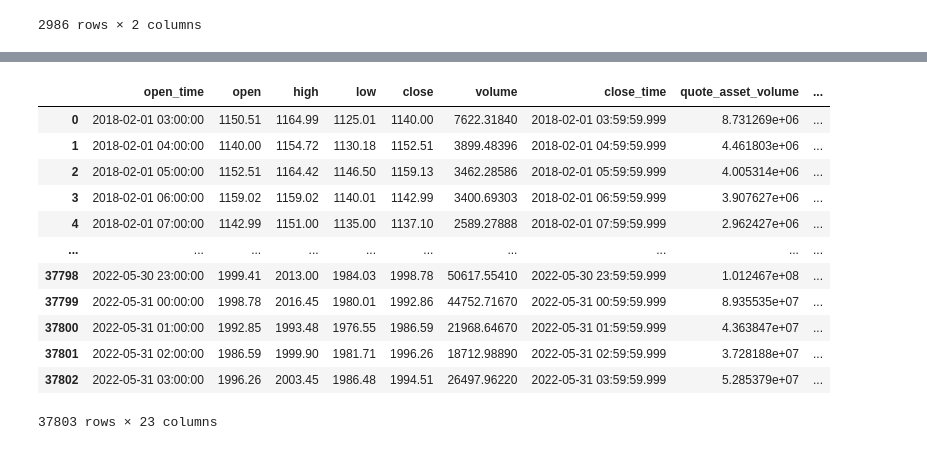
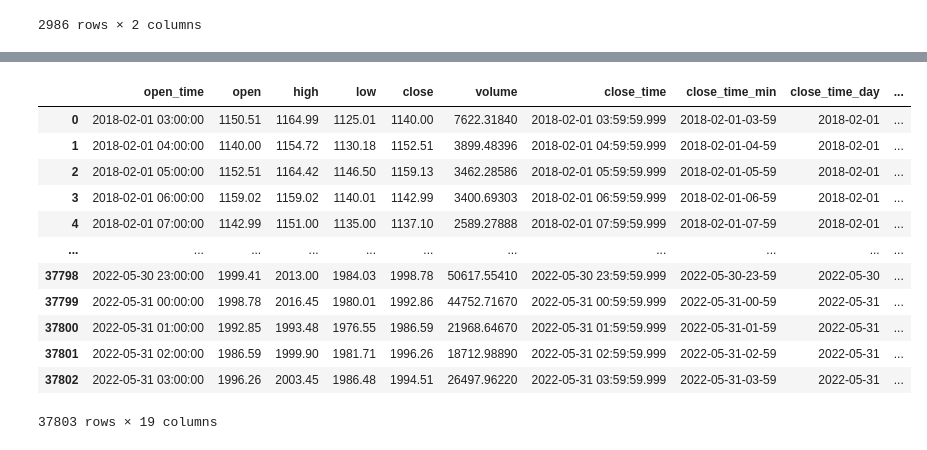
Before and after one commit to CryptoBotTeam889/cryptobot, a Jupyter notebook: notebooks/Data Preprocessing.ipynb, the cells around one changed output, grey strips where cells are left out. Drawn from its saved outputs; the diff is of its cells as text; code cells hidden in the pictures.

```diff
--- a/notebooks/Data Preprocessing.ipynb
+++ b/notebooks/Data Preprocessing.ipynb
@@ -25,11 +26,11 @@ from sklearn.preprocessing import OrdinalEncoder
 Get BASE ETHEREUM data per hour from Binance (downloaded .csv file)
 """
 
-BASE_DATA_PATH = "data/candles-ETHUSDT.csv"
+BASE_DATA_PATH = "../cryptobot/data/candles-ETHUSDT.csv"
 COLUMN_NAMES = ["open_time","open","high","low", "close",
                          "volume", "close_time" ,"quote_asset_volume",
                          "number_of_trades", "taker_buy_base_asset_volume",
-                         "taker_buy_quote_asset_volume", "ignore"]
+                         "taker_buy_quote_asset_volume"]
 
 def get_data_without_headers(path):
     df = pd.read_csv(path,
@@ -42,5 +43,10 @@ def get_data_without_headers(path):
     return df
 
 df = get_data_without_headers(BASE_DATA_PATH)
+df = df.drop(columns= ["quote_asset_volume",
+                         "number_of_trades",
+                         "taker_buy_base_asset_volume",
+                         "taker_buy_quote_asset_volume"
+                         ])
 df
 # %% [output]
@@ -62,13 +68,14 @@ df
 Get FEAR AND GREED data from Binance (downloaded .csv file)
 """
 
-FEAR_GREED_PATH = "data/fear_greed_index.csv"
+FEAR_GREED_PATH = "../cryptobot/data/fear_greed_index.csv"
 
 def get_data_fg_with_headers(path):
     fg = pd.read_csv(path)
     fg["timestamp"] = fg.timestamp.apply(lambda x: datetime.utcfromtimestamp(int(x)))
     fg["close_time_day"] = fg["timestamp"].apply(lambda x: x.strftime("%Y-%m-%d"))
     fg.drop(columns=["Unnamed: 0","timestamp"],inplace=True)
+    fg.columns = ['FG_value', 'FG_val_clasif','close_time_day']
     return fg
 
 fg = get_data_fg_with_headers(FEAR_GREED_PATH)
@@ -83,7 +90,7 @@ fg.head(3)
 Get BITCOIN DOMINANCE data from Binance (downloaded .csv file)
 """
 
-BTC_DOM_PATH = "data/BTC Dominance - Trading View - 1day.csv"
+BTC_DOM_PATH = "../cryptobot/data/BTC Dominance - Trading View - 1day.csv"
 
 def get_data_btc_with_headers(path):
     btc_dom = pd.read_csv(path)
@@ -173,12 +183,13 @@ memory usage: 4.9+ MB
 Get and Merge PERCENT SUPPLY IN PROFIT data from Glassnode (downloaded .json file)
 """
 
-JSON_PATH = "data/percent-supply-in-profit-eth-24h.json"
+JSON_PATH = "../cryptobot/data/percent-supply-in-profit-eth-24h.json"
 
 def merge_perc_supp(df, path):
     data = pd.read_json(path)
     data["close_time_day"]=data["t"].apply(lambda x: x[0:10])
     data.drop(columns="t",inplace=True)
+    data = data.rename(columns= {"close_time_day": "close_time_day", "v": "%_supply_in_profit"})
     data = df.merge(data, on = "close_time_day", how="left")
     return data
 
@@ -201,43 +212,43 @@ df_fg
 # %%
 """
 Merging ===> with YAHOO FINANCIAL INDICES data with get_yahoo_data() fuction that feeds from Yahoo API
 
 Loop for importing datasets with various financial indices
 
     '^IXIC' - Nasdaq compound index
     '^GSPC' - S&P 500 index
     'GC=F' - Gold
     '^DJI' - Dow Jones Industrial Average
     '^TNX' = S&P 500 US T-bills (10 year)
     'DX-Y.NYB'= US Dollar/USDX - Index - Cash
 
 """
 
 # Index '^TNX' with "Volume" 0 value in all rows
 
-INDEX_LIST = ['^IXIC','^GSPC','GC=F','^DJI', '^TNX','DX-Y.NYB']
-START_DATE = "2020-05-05"
+SYMBOL_LIST = ['^IXIC','^GSPC','GC=F','^DJI', '^TNX','DX-Y.NYB']
+START_DATE = "2018-02-01"
 END_DATE = "2022-06-07"
 
-for i in INDEX_LIST:
-    yd = get_yahoo_data(i, START_DATE, END_DATE)
-    yd[f'{i}_Date'] = yd[f'{i}_Date'].apply(lambda x: x.strftime("%Y-%m-%d"))
-    yd.rename(columns = {f'{i}_Date':"close_time_day"}, inplace = True)
-    yd[f'{i}_avg']= yd[f'{i}_Open']+yd[f'{i}_Close']+yd[f'{i}_High']+yd[f'{i}_Low']/4
+for symbol in SYMBOL_LIST:
+    yd = get_yahoo_data(symbol, START_DATE, END_DATE)
+    yd[f'{symbol}_Date'] = yd[f'{symbol}_Date'].apply(lambda x: x.strftime("%Y-%m-%d"))
+    yd.rename(columns = {f'{symbol}_Date':"close_time_day"}, inplace = True)
+    yd[f'{symbol}_avg']= yd[f'{symbol}_Open']+yd[f'{symbol}_Close']+yd[f'{symbol}_High']+yd[f'{symbol}_Low']/4
     df_fg = df_fg.merge(yd, on = "close_time_day", how="left" )
-    df_fg.drop(columns=[f'{i}_timestamp',f'{i}_Open',f'{i}_Close',f'{i}_High',f'{i}_Low'], inplace=True)
+    df_fg.drop(columns=[f'{symbol}_timestamp',f'{symbol}_Open',f'{symbol}_Close',f'{symbol}_High',f'{symbol}_Low'], inplace=True)
 df_fg
 # %% [output]
-|  | open_time | open | high | low | close | volume | close_time | quote_asset_volume | ... |
-| 0 | 2018-02-01 03:00:00 | 1150.51 | 1164.99 | 1125.01 | 1140.00 | 7622.31840 | 2018-02-01 03:59:59.999 | 8.731269e+06 | ... |
-| 1 | 2018-02-01 04:00:00 | 1140.00 | 1154.72 | 1130.18 | 1152.51 | 3899.48396 | 2018-02-01 04:59:59.999 | 4.461803e+06 | ... |
-| 2 | 2018-02-01 05:00:00 | 1152.51 | 1164.42 | 1146.50 | 1159.13 | 3462.28586 | 2018-02-01 05:59:59.999 | 4.005314e+06 | ... |
-| 3 | 2018-02-01 06:00:00 | 1159.02 | 1159.02 | 1140.01 | 1142.99 | 3400.69303 | 2018-02-01 06:59:59.999 | 3.907627e+06 | ... |
-| 4 | 2018-02-01 07:00:00 | 1142.99 | 1151.00 | 1135.00 | 1137.10 | 2589.27888 | 2018-02-01 07:59:59.999 | 2.962427e+06 | ... |
-| ... | ... | ... | ... | ... | ... | ... | ... | ... | ... |
-| 37798 | 2022-05-30 23:00:00 | 1999.41 | 2013.00 | 1984.03 | 1998.78 | 50617.55410 | 2022-05-30 23:59:59.999 | 1.012467e+08 | ... |
-| 37799 | 2022-05-31 00:00:00 | 1998.78 | 2016.45 | 1980.01 | 1992.86 | 44752.71670 | 2022-05-31 00:59:59.999 | 8.935535e+07 | ... |
-| 37800 | 2022-05-31 01:00:00 | 1992.85 | 1993.48 | 1976.55 | 1986.59 | 21968.64670 | 2022-05-31 01:59:59.999 | 4.363847e+07 | ... |
-| 37801 | 2022-05-31 02:00:00 | 1986.59 | 1999.90 | 1981.71 | 1996.26 | 18712.98890 | 2022-05-31 02:59:59.999 | 3.728188e+07 | ... |
-| 37802 | 2022-05-31 03:00:00 | 1996.26 | 2003.45 | 1986.48 | 1994.51 | 26497.96220 | 2022-05-31 03:59:59.999 | 5.285379e+07 | ... |
+|  | open_time | open | high | low | close | volume | close_time | close_time_min | close_time_day | ... |
+| 0 | 2018-02-01 03:00:00 | 1150.51 | 1164.99 | 1125.01 | 1140.00 | 7622.31840 | 2018-02-01 03:59:59.999 | 2018-02-01-03-59 | 2018-02-01 | ... |
+| 1 | 2018-02-01 04:00:00 | 1140.00 | 1154.72 | 1130.18 | 1152.51 | 3899.48396 | 2018-02-01 04:59:59.999 | 2018-02-01-04-59 | 2018-02-01 | ... |
+| 2 | 2018-02-01 05:00:00 | 1152.51 | 1164.42 | 1146.50 | 1159.13 | 3462.28586 | 2018-02-01 05:59:59.999 | 2018-02-01-05-59 | 2018-02-01 | ... |
+| 3 | 2018-02-01 06:00:00 | 1159.02 | 1159.02 | 1140.01 | 1142.99 | 3400.69303 | 2018-02-01 06:59:59.999 | 2018-02-01-06-59 | 2018-02-01 | ... |
+| 4 | 2018-02-01 07:00:00 | 1142.99 | 1151.00 | 1135.00 | 1137.10 | 2589.27888 | 2018-02-01 07:59:59.999 | 2018-02-01-07-59 | 2018-02-01 | ... |
+| ... | ... | ... | ... | ... | ... | ... | ... | ... | ... | ... |
+| 37798 | 2022-05-30 23:00:00 | 1999.41 | 2013.00 | 1984.03 | 1998.78 | 50617.55410 | 2022-05-30 23:59:59.999 | 2022-05-30-23-59 | 2022-05-30 | ... |
+| 37799 | 2022-05-31 00:00:00 | 1998.78 | 2016.45 | 1980.01 | 1992.86 | 44752.71670 | 2022-05-31 00:59:59.999 | 2022-05-31-00-59 | 2022-05-31 | ... |
+| 37800 | 2022-05-31 01:00:00 | 1992.85 | 1993.48 | 1976.55 | 1986.59 | 21968.64670 | 2022-05-31 01:59:59.999 | 2022-05-31-01-59 | 2022-05-31 | ... |
+| 37801 | 2022-05-31 02:00:00 | 1986.59 | 1999.90 | 1981.71 | 1996.26 | 18712.98890 | 2022-05-31 02:59:59.999 | 2022-05-31-02-59 | 2022-05-31 | ... |
+| 37802 | 2022-05-31 03:00:00 | 1996.26 | 2003.45 | 1986.48 | 1994.51 | 26497.96220 | 2022-05-31 03:59:59.999 | 2022-05-31-03-59 | 2022-05-31 | ... |
-37803 rows × 23 columns
+37803 rows × 19 columns
```
Also changed, not shown: parts of 22 cells of this notebook, 1 other file.
